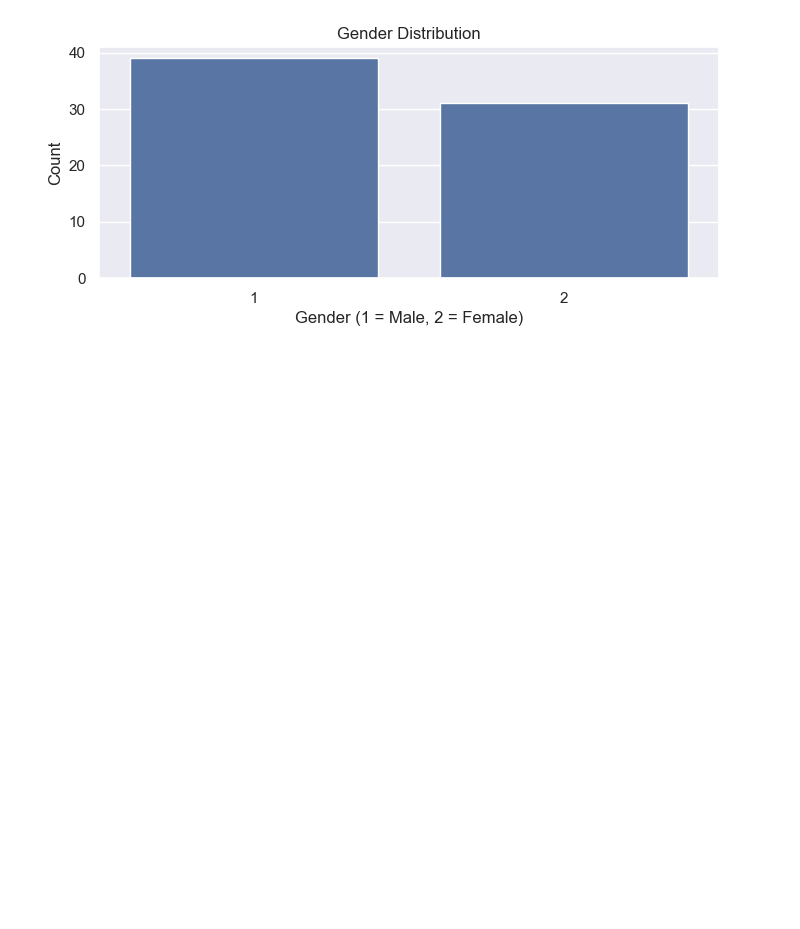
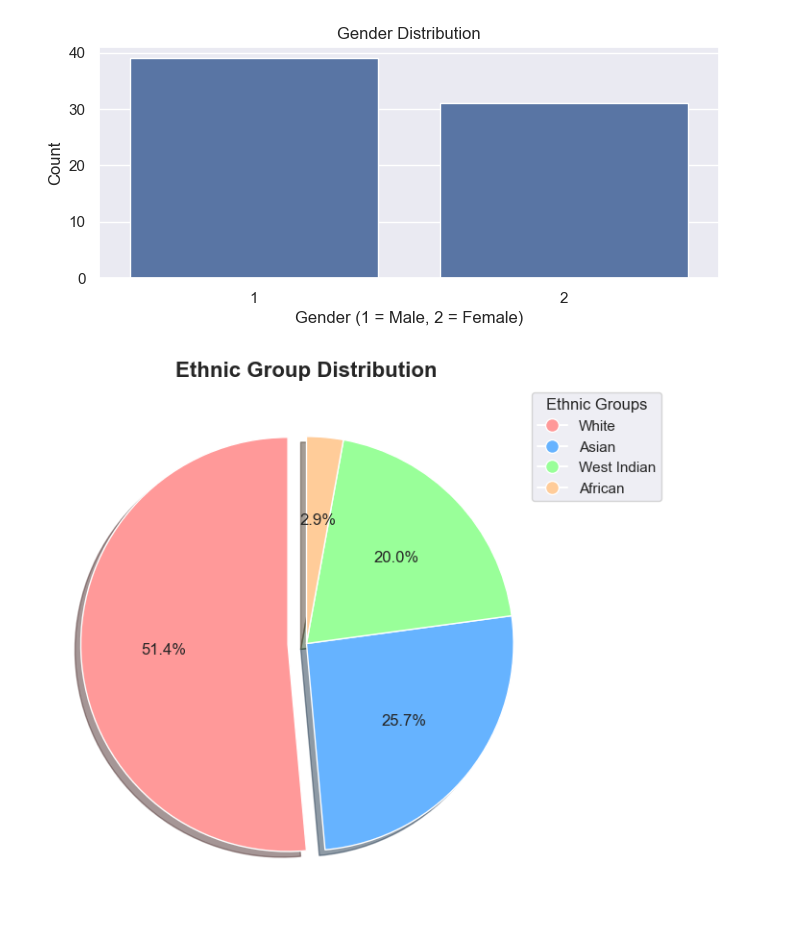
Before and after one commit to sirajwahaj/statisticsLab, a Jupyter notebook: assignment.ipynb, the cells around one changed output. Cells and saved outputs as stored; diff of their text form; code cells hidden in the pictures; blank space fills up the shorter version.

Commit message:
BarChar and PieChart are added

```diff
--- a/assignment.ipynb
+++ b/assignment.ipynb
@@ -28,0 +28,33 @@ ethnic_counts = data_set['ethnicgp'].value_counts()
+# %%
+ethnic_counts = data_set['ethnicgp'].value_counts()
+ethnic_labels = ['White', 'Asian', 'West Indian', 'African']
+colors = ['#ff9999', '#66b3ff', '#99ff99', '#ffcc99']
+explode = (0.09, 0, 0, 0)
+plt.figure(figsize = (7,7))
+
+wedges, texts, autotexts = plt.pie(
+    ethnic_counts,
+    labels=None,
+    autopct='%1.1f%%',
+    startangle=90,
+    colors=colors,
+    explode=explode,
+    shadow=True
+)
+
+# Step 4: Create a custom legend with stacked labels
+# Create a list of handle objects for the legend
+handles = []
+for i, label in enumerate(ethnic_labels):
+    handles.append(plt.Line2D([0], [0], marker='o', color='w', label=label,
+                                markerfacecolor=colors[i], markersize=10))
+
+# Add the legend to the plot
+plt.legend(handles=handles, title='Ethnic Groups', loc='upper right', bbox_to_anchor=(1.2, 1))
+
+
+
+plt.title('Ethnic Group Distribution', fontsize=16, fontweight='bold')
+plt.show()
+# %% [output]
+[figure, added]
```
Also changed, not shown: parts of 2 cells of this notebook.
